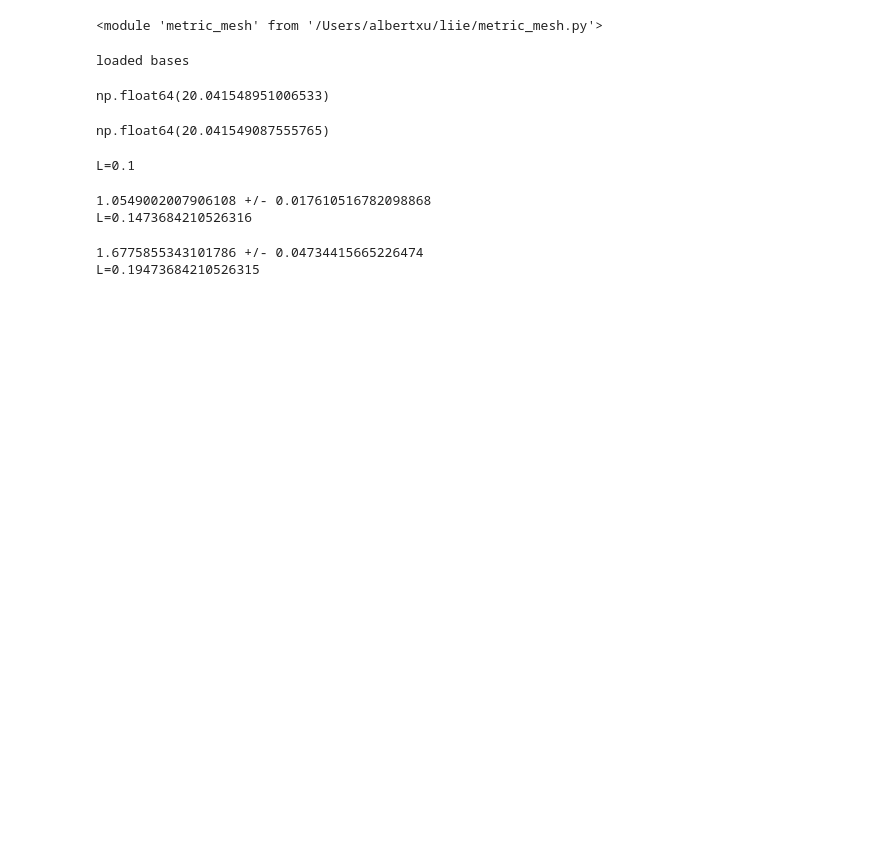
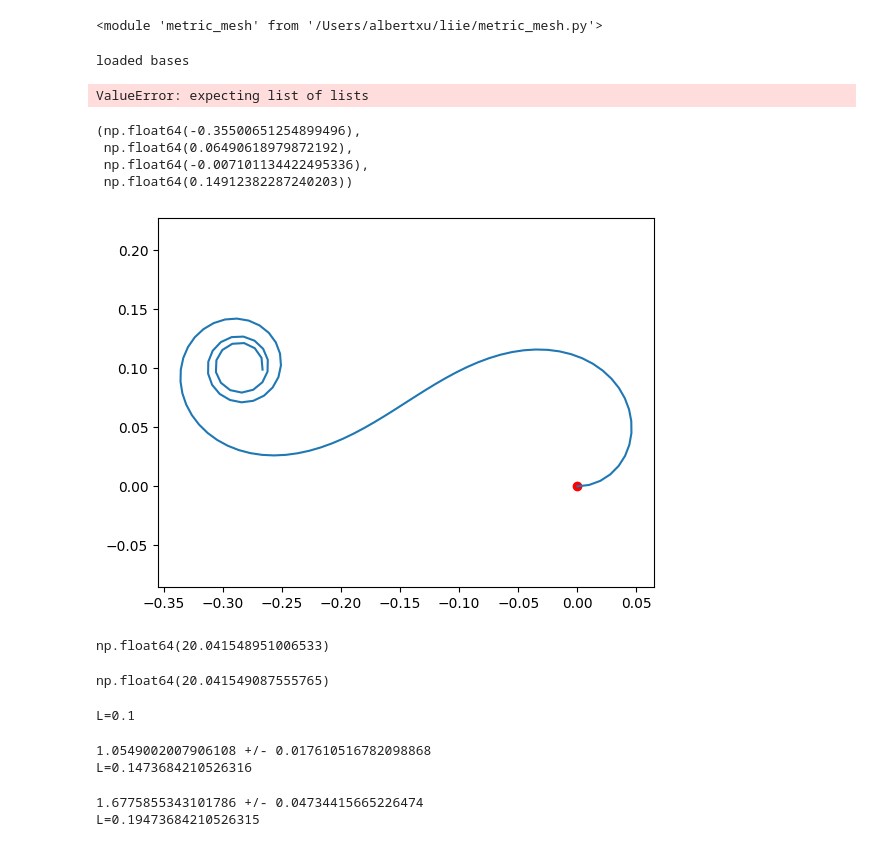
Before and after one commit to tooflesswulf/liie, a Jupyter notebook: geodesic.ipynb, the cells around one changed output. Saved outputs shown, nothing was run; the diff lists cells and outputs as text; code cells hidden in the pictures; blank space fills up the shorter version.

```diff
--- a/geodesic.ipynb
+++ b/geodesic.ipynb
@@ -60,3 +75,27 @@ loaded bases
+# %%
+t = sym.symbols('t')
+def gamma(t): return rho(t, 0, 0)
+
+delta_coeffs(gamma, gab, npoly)
+# %% [output]
+ValueError: expecting list of lists
+# %%
+xi1 = np.zeros((N, 3))
+xi1[:,2] = npoly[:,0]
+
+xi2 = np.zeros((N, 3))
+xi2[:,2] = npoly[:,1]
+
+gam = n2.shape_exp(.5*xi1  -.8*xi2)
+plt.scatter(0, 0, c='r')
+plt.plot(gam[:,0,2], gam[:,1,2])
+plt.axis('equal')
+# %% [output]
+(np.float64(-0.35500651254899496),
+ np.float64(0.06490618979872192),
+ np.float64(-0.007101134422495336),
+ np.float64(0.14912382287240203))
+[figure, added]
 # %%
 dn.compute_ricci_curvature([0, 0], metric) / 2
 # %% [output]
```
Also changed, not shown: parts of 1 cell of this notebook, 17 other files.
